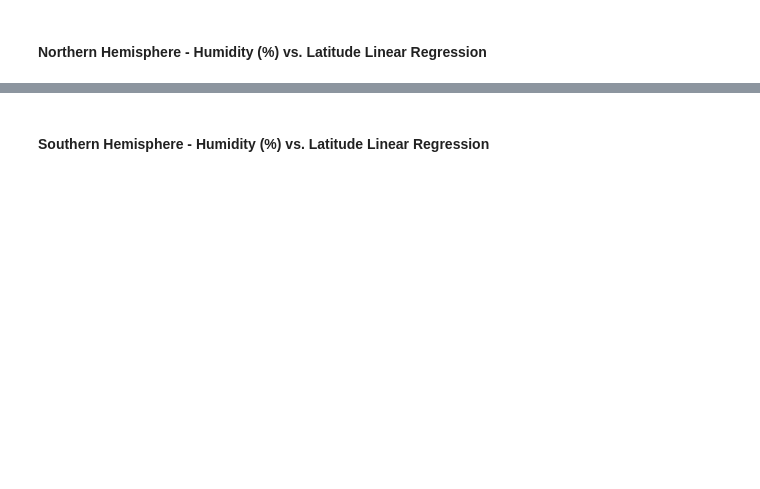
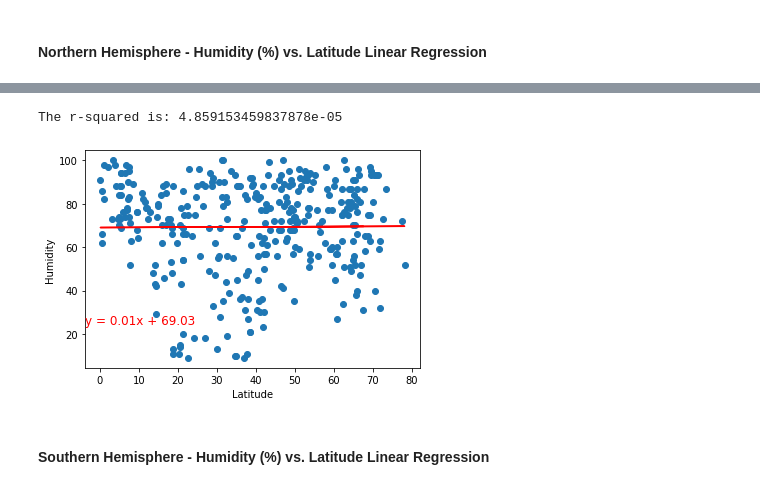
Before and after one commit to dpage02/python-api-challenge, a Jupyter notebook: WeatherPy/WeatherPy.ipynb, the cells around one changed output, grey strips where cells are left out. Cells and saved outputs as stored; diff of their text form; code cells hidden in the pictures; blank space fills up the shorter version.

```diff
--- a/WeatherPy/WeatherPy.ipynb
+++ b/WeatherPy/WeatherPy.ipynb
@@ -183,2 +226,10 @@ The r-squared is: 0.10829462153873139
+# %%
+x = northern_hemi['Latitude']
+y = northern_hemi['Humidity']
+y_label = "Humidity"
+regression()
+# %% [output]
+The r-squared is: 4.859153459837878e-05
+[figure, added]
 # %% [markdown]
 ####  Southern Hemisphere - Humidity (%) vs. Latitude Linear Regression
```
Also changed, not shown: parts of 38 cells of this notebook, 3 other files.
